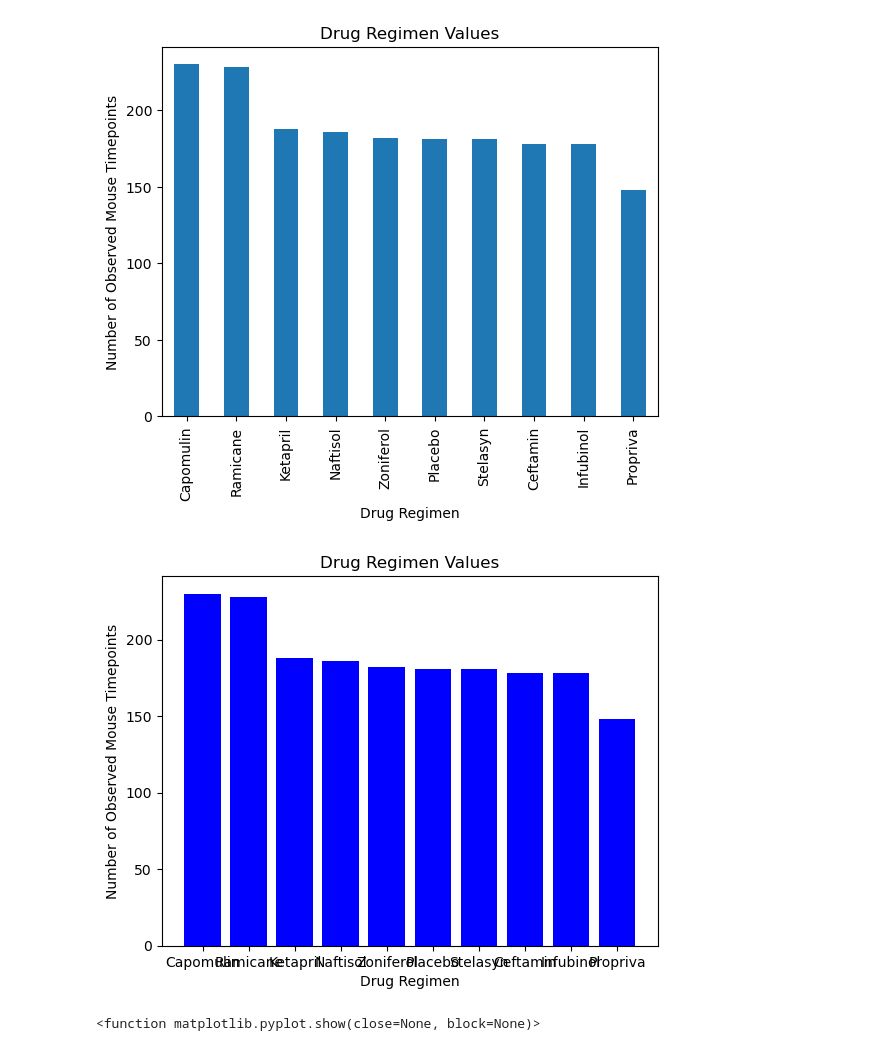
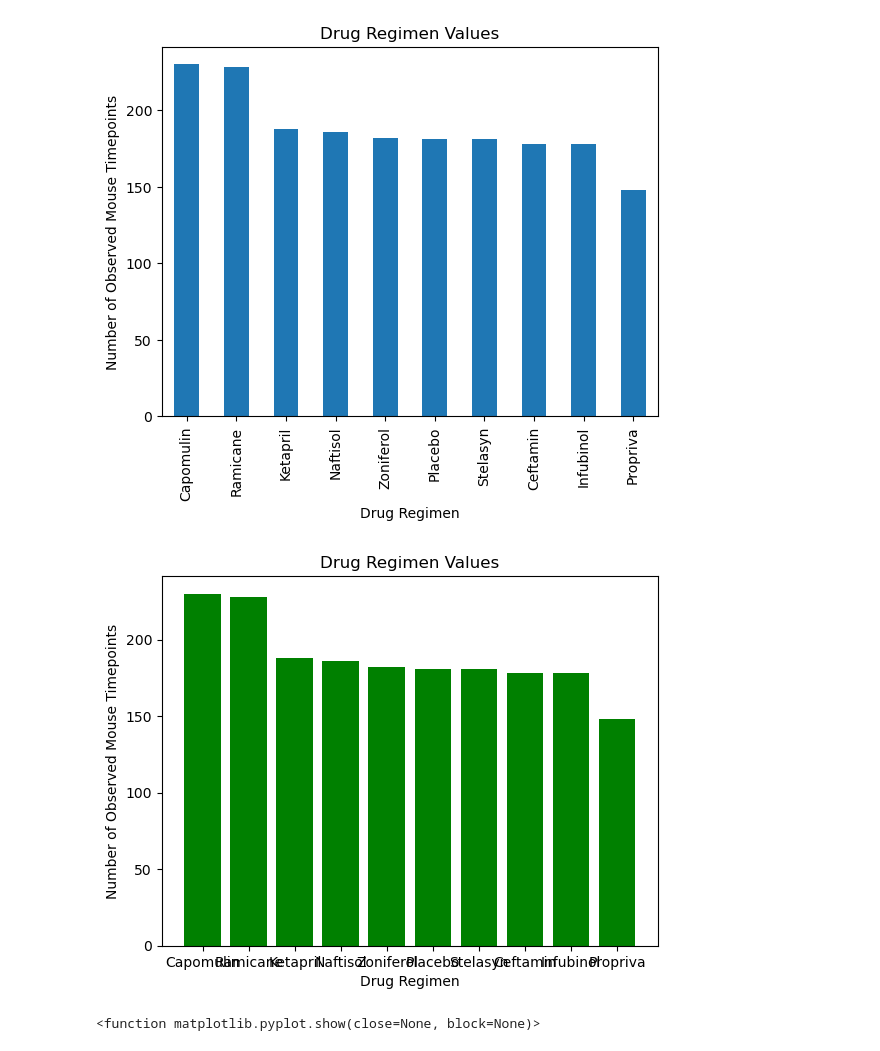
Before and after one commit to rachelpaczki/pymaceuticals-module-5, a Jupyter notebook: Pymaceuticals/pymaceuticals_final_analysis.ipynb, the cells around one changed output. Cells and saved outputs as stored; diff of their text form; code cells hidden in the pictures.

```diff
--- a/Pymaceuticals/pymaceuticals_final_analysis.ipynb
+++ b/Pymaceuticals/pymaceuticals_final_analysis.ipynb
@@ -176,15 +186,15 @@ mouse_bar_graph_1
 # %%
 # Generate a bar plot showing the total number of rows (Mouse ID/Timepoints) for each drug regimen using pyplot.
 yvalue = rows_counted.to_list()
 xvalue = rows_counted.index.values
 
-plt.bar(xvalue, yvalue, color='b', align= 'center')
+plt.bar(xvalue, yvalue, color='green', align= 'center')
 plt.xlabel('Drug Regimen')
 plt.ylabel('Number of Observed Mouse Timepoints')
 plt.title('Drug Regimen Values')
 plt.show()
 # %% [output]
-[figure, old version]
+[figure, new version]
 # %%
 # Generate a pie plot showing the distribution of female versus male mice using Pandas
 gender_mice = clean_mouse_df['Sex'].value_counts()
```
Also changed, not shown: parts of 8 cells of this notebook.
